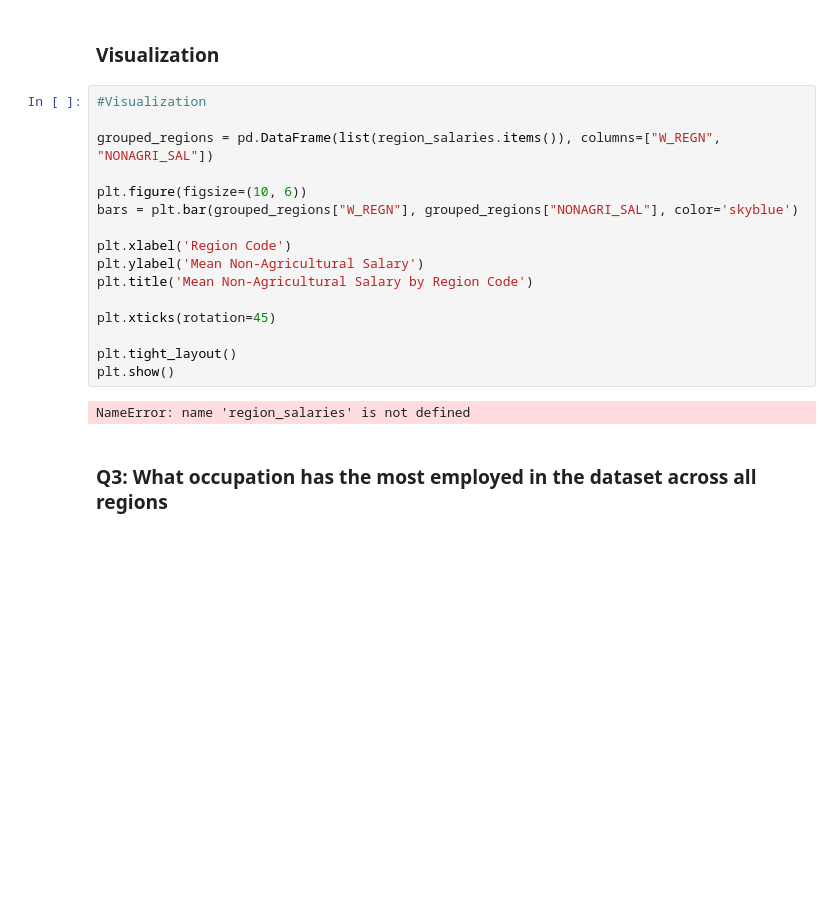
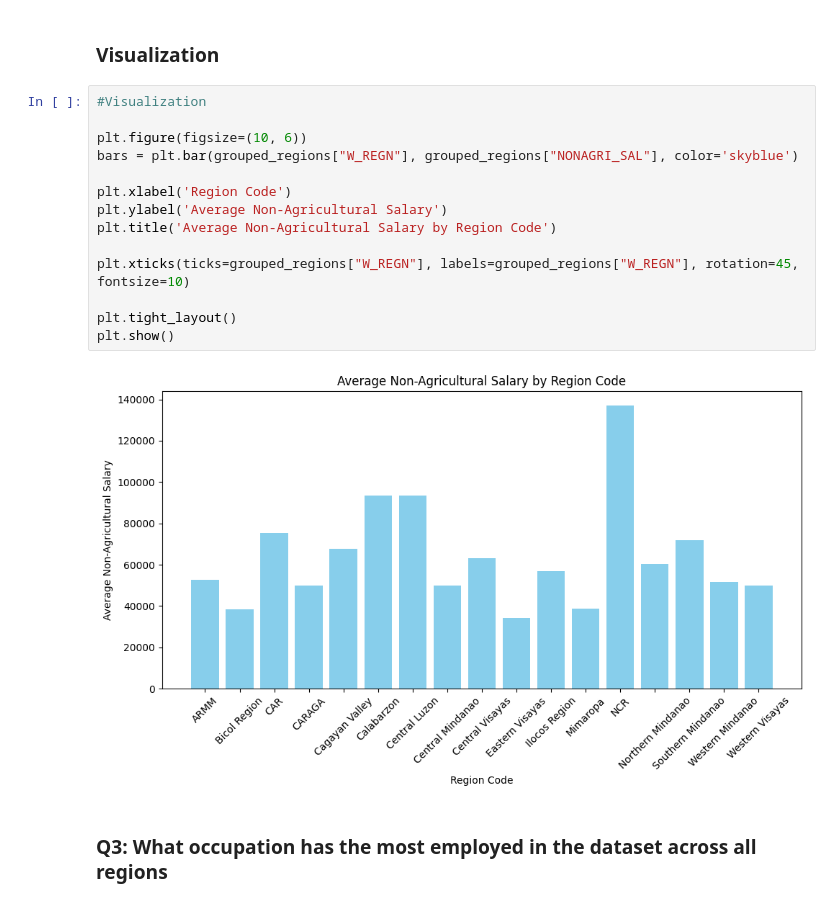
Before and after one commit to chiwasushuba/CSMODEL-Project, a Jupyter notebook: [Phase 2].ipynb, the cells around one changed output. Saved outputs shown, nothing was run; the diff lists cells and outputs as text; blank space fills up the shorter version.

```diff
--- a/[Phase 2].ipynb
+++ b/[Phase 2].ipynb
@@ -989,22 +989,20 @@ The output above shows the highest average non-agricultural salary which is `NCR
 ### Visualization
 # %%
 #Visualization
-
-grouped_regions = pd.DataFrame(list(region_salaries.items()), columns=["W_REGN", "NONAGRI_SAL"])
 
 plt.figure(figsize=(10, 6))
 bars = plt.bar(grouped_regions["W_REGN"], grouped_regions["NONAGRI_SAL"], color='skyblue')
 
 plt.xlabel('Region Code')
-plt.ylabel('Mean Non-Agricultural Salary')
-plt.title('Mean Non-Agricultural Salary by Region Code')
+plt.ylabel('Average Non-Agricultural Salary')
+plt.title('Average Non-Agricultural Salary by Region Code')
 
-plt.xticks(rotation=45)
+plt.xticks(ticks=grouped_regions["W_REGN"], labels=grouped_regions["W_REGN"], rotation=45, fontsize=10)
 
 plt.tight_layout()
 plt.show()
 # %% [output]
-NameError: name 'region_salaries' is not defined
+[figure, added]
 # %% [markdown]
 ### Q3: What occupation has the most employed in the dataset across all regions
 # %% [markdown]
```
Also changed, not shown: parts of 16 cells of this notebook.
